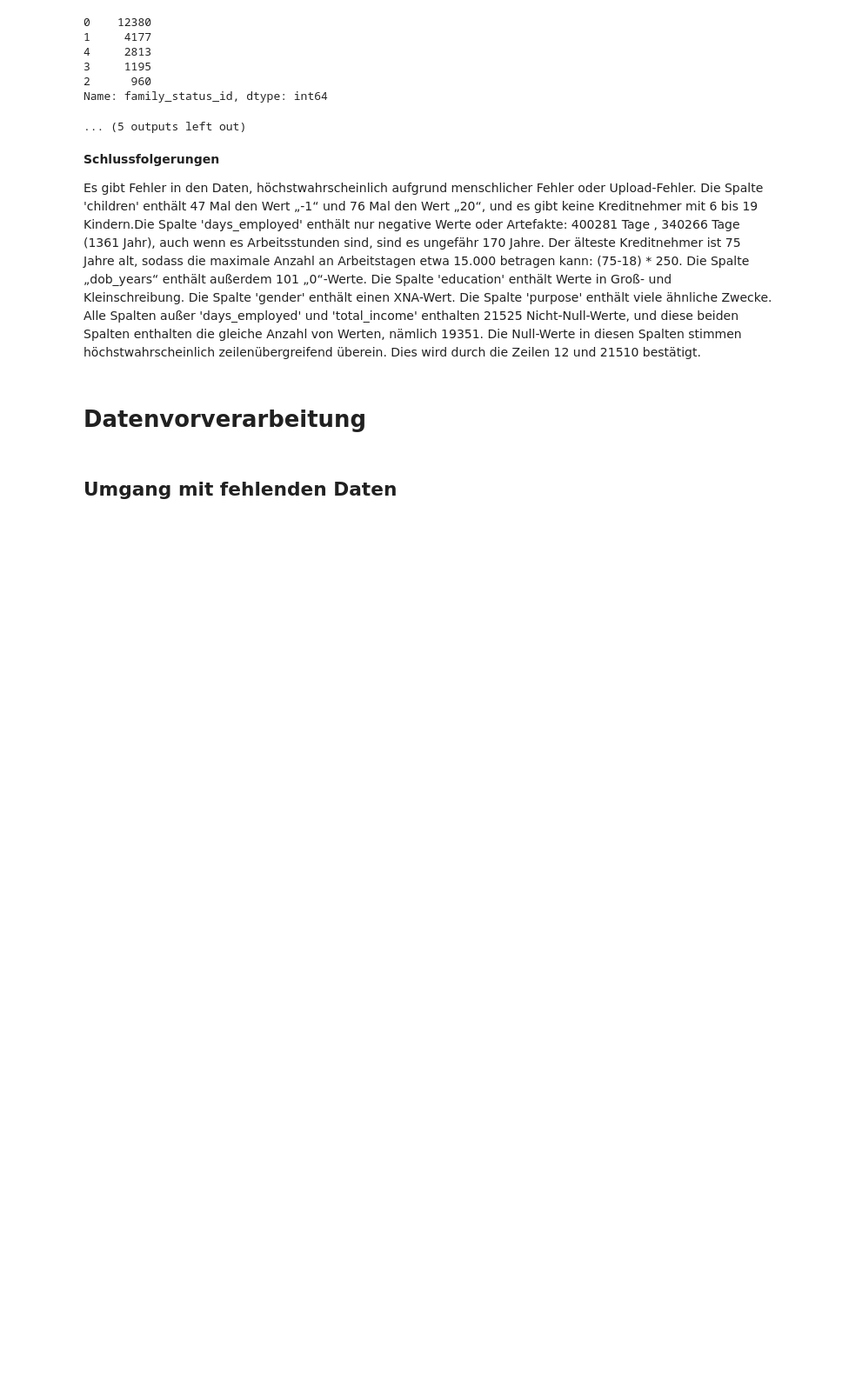
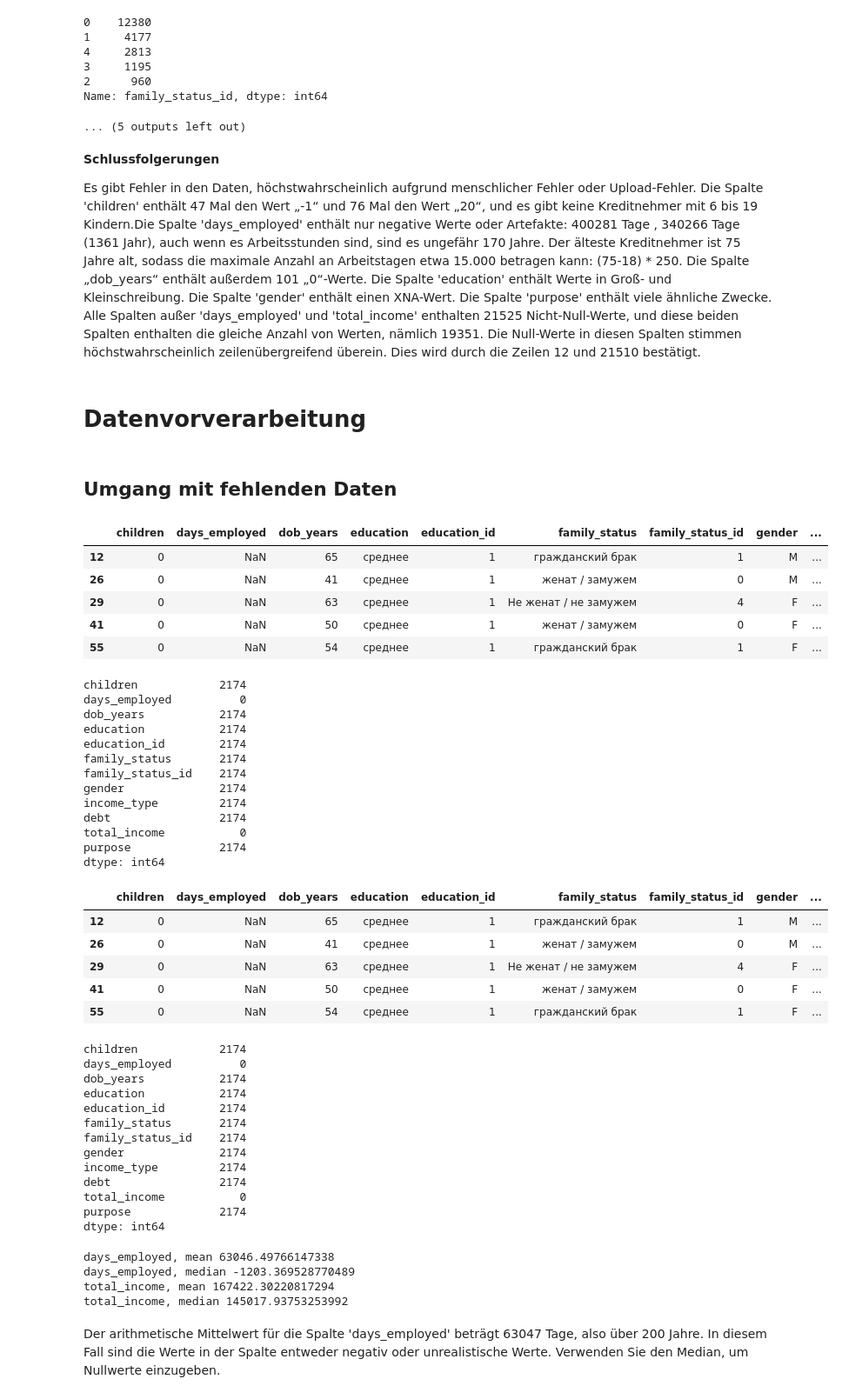
Before and after one commit to Konstantin5054232/ausbildungsprojekte, a Jupyter notebook: 02_Kreditnehmer_Zuverlässigkeitsstudie/Kreditnehmer_Zuverlässigkeitsstudie.ipynb, the cells around one changed output. Shown at 87% size. Cells and saved outputs as stored; diff of their text form; code cells hidden in the pictures; blank space fills up the shorter version.

```diff
--- a/02_Kreditnehmer_Zuverlässigkeitsstudie/Kreditnehmer_Zuverlässigkeitsstudie.ipynb
+++ b/02_Kreditnehmer_Zuverlässigkeitsstudie/Kreditnehmer_Zuverlässigkeitsstudie.ipynb
@@ -144,3 +144,62 @@ Es gibt Fehler in den Daten, höchstwahrscheinlich aufgrund menschlicher Fehler
 # Datenvorverarbeitung
 # %% [markdown]
 ## Umgang mit fehlenden Daten
+# %%
+# Wir sehen uns eine Tabelle an, die Zeilen mit Nullen in den Spalten 'days_employed' und
+# 'total_income' enthält und wie viele es sind.
+display(data[data['days_employed'].isnull()].head())
+display(data[data['days_employed'].isnull()].count())
+display(data[data['total_income'].isnull()].head())
+display(data[data['total_income'].isnull()].count())
+# %% [output]
+|  | children | days_employed | dob_years | education | education_id | family_status | family_status_id | gender | ... |
+| 12 | 0 | NaN | 65 | среднее | 1 | гражданский брак | 1 | M | ... |
+| 26 | 0 | NaN | 41 | среднее | 1 | женат / замужем | 0 | M | ... |
+| 29 | 0 | NaN | 63 | среднее | 1 | Не женат / не замужем | 4 | F | ... |
+| 41 | 0 | NaN | 50 | среднее | 1 | женат / замужем | 0 | F | ... |
+| 55 | 0 | NaN | 54 | среднее | 1 | гражданский брак | 1 | F | ... |
+children            2174
+days_employed          0
+dob_years           2174
+education           2174
+education_id        2174
+family_status       2174
+family_status_id    2174
+gender              2174
+income_type         2174
+debt                2174
+total_income           0
+purpose             2174
+dtype: int64
+|  | children | days_employed | dob_years | education | education_id | family_status | family_status_id | gender | ... |
+| 12 | 0 | NaN | 65 | среднее | 1 | гражданский брак | 1 | M | ... |
+| 26 | 0 | NaN | 41 | среднее | 1 | женат / замужем | 0 | M | ... |
+| 29 | 0 | NaN | 63 | среднее | 1 | Не женат / не замужем | 4 | F | ... |
+| 41 | 0 | NaN | 50 | среднее | 1 | женат / замужем | 0 | F | ... |
+| 55 | 0 | NaN | 54 | среднее | 1 | гражданский брак | 1 | F | ... |
+children            2174
+days_employed          0
+dob_years           2174
+education           2174
+education_id        2174
+family_status       2174
+family_status_id    2174
+gender              2174
+income_type         2174
+debt                2174
+total_income           0
+purpose             2174
+dtype: int64
+# %%
+# Wir berechnen das arithmetische Mittel und den Median für die angegebenen Spalten.
+print('days_employed, mean', data['days_employed'].mean())
+print('days_employed, median', data['days_employed'].median())
+print('total_income, mean', data['total_income'].mean())
+print('total_income, median', data['total_income'].median())
+# %% [output]
+days_employed, mean 63046.49766147338
+days_employed, median -1203.369528770489
+total_income, mean 167422.30220817294
+total_income, median 145017.93753253992
+# %% [markdown]
+Der arithmetische Mittelwert für die Spalte 'days_employed' beträgt 63047 Tage, also über 200 Jahre. In diesem Fall sind die Werte in der Spalte entweder negativ oder unrealistische Werte. Verwenden Sie den Median, um Nullwerte einzugeben.
```
Also changed, not shown: parts of 27 cells of this notebook.
